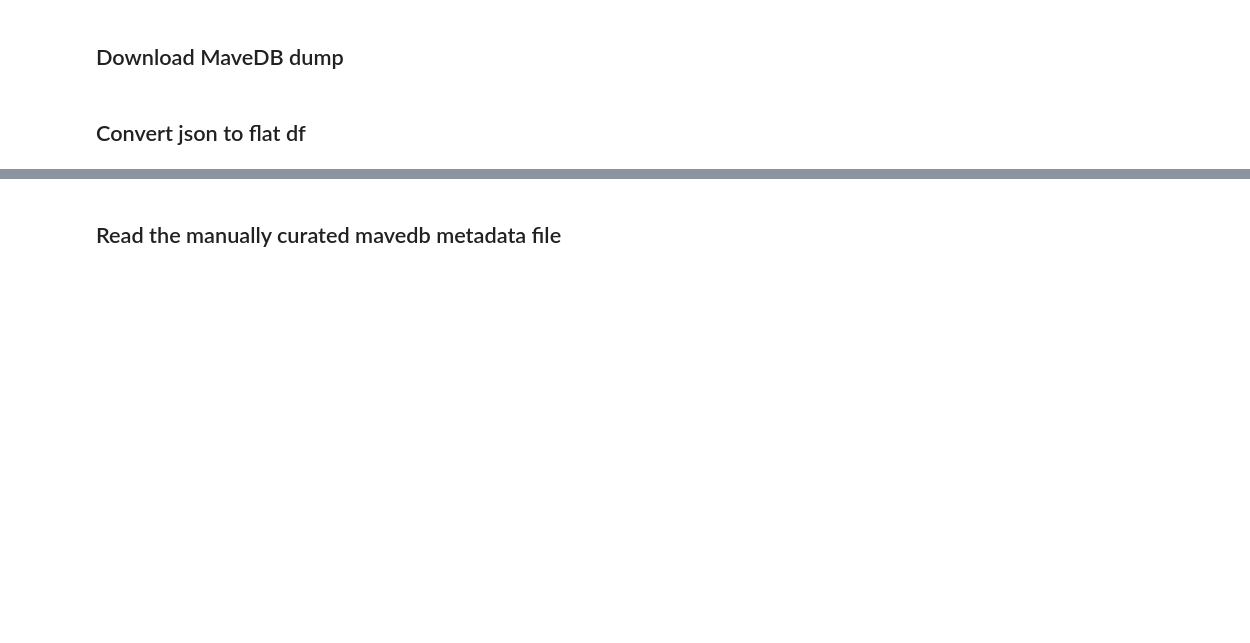
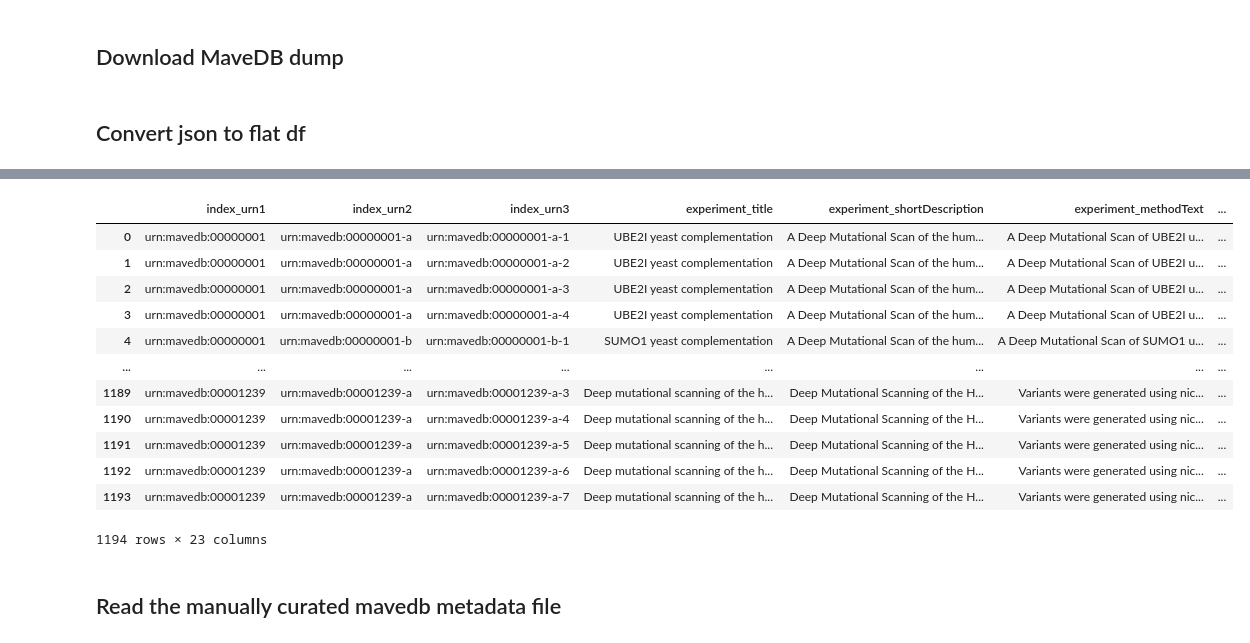
Before and after one commit to EMBL-EBI-ABC/PerturbationCatalogue, a Jupyter notebook: data_exploration/MaveDB/curation_notebooks/mavedb_curation.ipynb, the cells around one changed output, grey strips where cells are left out. Saved outputs shown, nothing was run; the diff lists cells and outputs as text; code cells hidden in the pictures; blank space fills up the shorter version.

```diff
--- a/data_exploration/MaveDB/curation_notebooks/mavedb_curation.ipynb
+++ b/data_exploration/MaveDB/curation_notebooks/mavedb_curation.ipynb
@@ -22,3 +30,19 @@ mavedb_metadata.head()
+# %%
+processed_df
+# %% [output]
+|  | index_urn1 | index_urn2 | index_urn3 | experiment_title | experiment_shortDescription | experiment_methodText | ... |
+| 0 | urn:mavedb:00000001 | urn:mavedb:00000001-a | urn:mavedb:00000001-a-1 | UBE2I yeast complementation | A Deep Mutational Scan of the hum... | A Deep Mutational Scan of UBE2I u... | ... |
+| 1 | urn:mavedb:00000001 | urn:mavedb:00000001-a | urn:mavedb:00000001-a-2 | UBE2I yeast complementation | A Deep Mutational Scan of the hum... | A Deep Mutational Scan of UBE2I u... | ... |
+| 2 | urn:mavedb:00000001 | urn:mavedb:00000001-a | urn:mavedb:00000001-a-3 | UBE2I yeast complementation | A Deep Mutational Scan of the hum... | A Deep Mutational Scan of UBE2I u... | ... |
+| 3 | urn:mavedb:00000001 | urn:mavedb:00000001-a | urn:mavedb:00000001-a-4 | UBE2I yeast complementation | A Deep Mutational Scan of the hum... | A Deep Mutational Scan of UBE2I u... | ... |
+| 4 | urn:mavedb:00000001 | urn:mavedb:00000001-b | urn:mavedb:00000001-b-1 | SUMO1 yeast complementation | A Deep Mutational Scan of the hum... | A Deep Mutational Scan of SUMO1 u... | ... |
+| ... | ... | ... | ... | ... | ... | ... | ... |
+| 1189 | urn:mavedb:00001239 | urn:mavedb:00001239-a | urn:mavedb:00001239-a-3 | Deep mutational scanning of the h... | Deep Mutational Scanning of the H... | Variants were generated using nic... | ... |
+| 1190 | urn:mavedb:00001239 | urn:mavedb:00001239-a | urn:mavedb:00001239-a-4 | Deep mutational scanning of the h... | Deep Mutational Scanning of the H... | Variants were generated using nic... | ... |
+| 1191 | urn:mavedb:00001239 | urn:mavedb:00001239-a | urn:mavedb:00001239-a-5 | Deep mutational scanning of the h... | Deep Mutational Scanning of the H... | Variants were generated using nic... | ... |
+| 1192 | urn:mavedb:00001239 | urn:mavedb:00001239-a | urn:mavedb:00001239-a-6 | Deep mutational scanning of the h... | Deep Mutational Scanning of the H... | Variants were generated using nic... | ... |
+| 1193 | urn:mavedb:00001239 | urn:mavedb:00001239-a | urn:mavedb:00001239-a-7 | Deep mutational scanning of the h... | Deep Mutational Scanning of the H... | Variants were generated using nic... | ... |
+1194 rows × 23 columns
 # %% [markdown]
 ## Read the manually curated mavedb metadata file
 # %%
```
Also changed, not shown: parts of 3 cells of this notebook.
